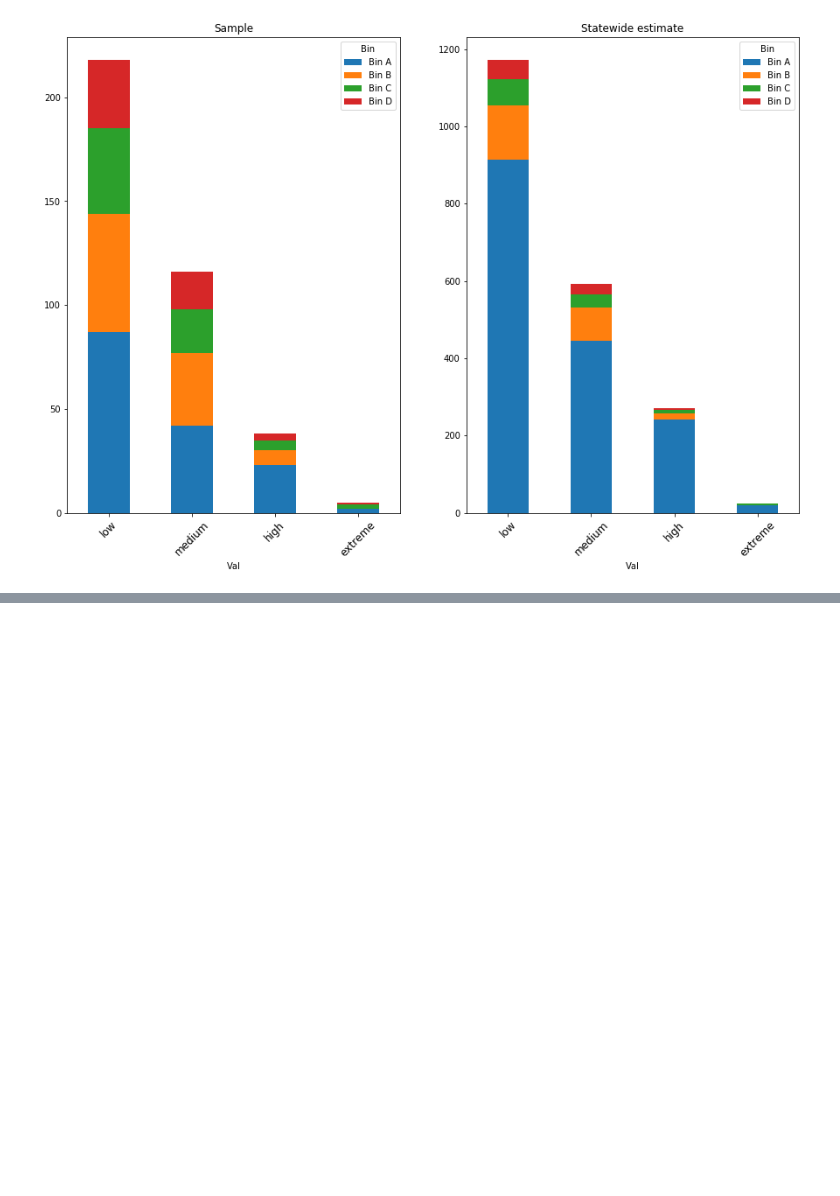
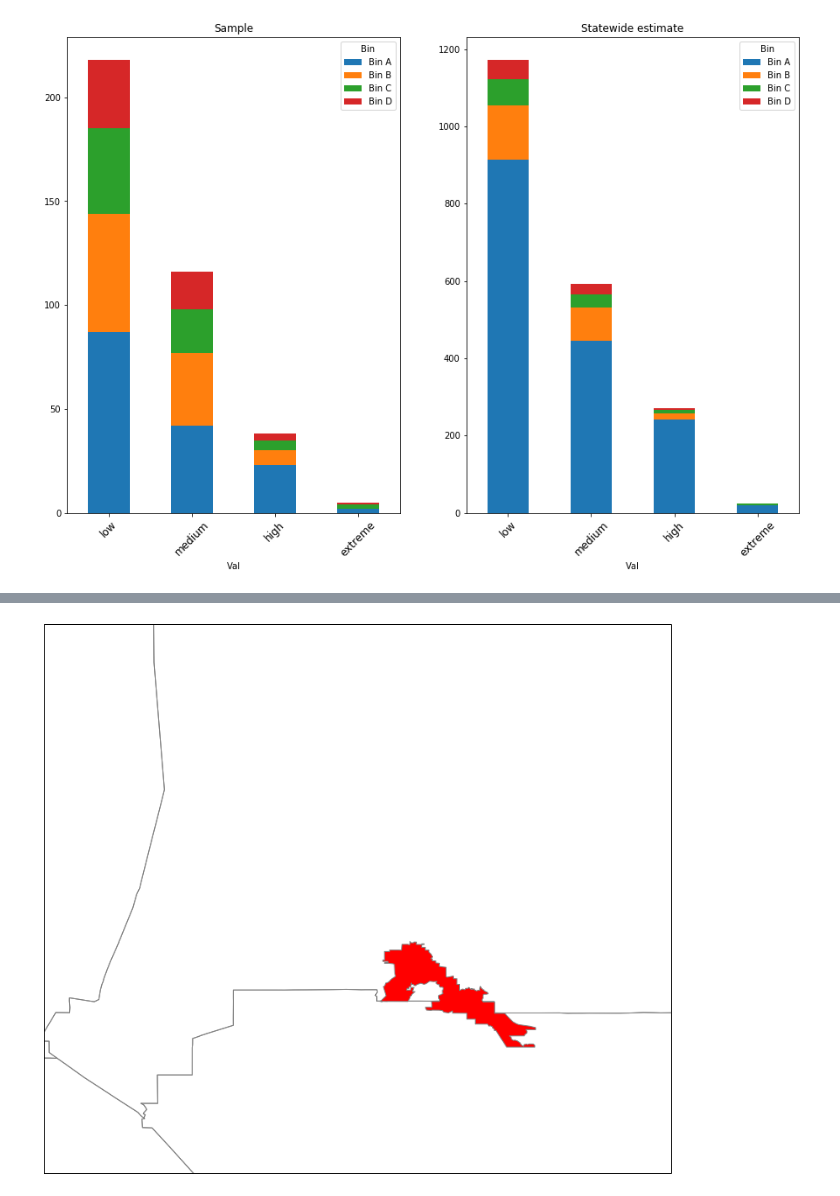
Before and after one commit to ScottCoffin/EconImpact, a Jupyter notebook: Python/Data Processing.ipynb, the cells around one changed output, grey strips where cells are left out. Cells and saved outputs as stored; diff of their text form; code cells hidden in the pictures; blank space fills up the shorter version.

```diff
--- a/Python/Data Processing.ipynb
+++ b/Python/Data Processing.ipynb
@@ -436,0 +494,20 @@ ax[1].set_xticklabels(['low','medium','high','extreme'],rotation=45,size=12)
+# %%
+zip_nums=zips[['Zip Code','Total number of delinquent residential accounts','More than $1000']].groupby('Zip Code').sum()
+ztot=zip_nums.sort_values('Total number of delinquent residential accounts',ascending=False).head(10)
+totlist=['{:}'.format(z) for z in list(ztot.index)]
+tot_shapes=[]
+for z in zlist:
+    zname=z.attributes['ZCTA5CE10']
+    if zname in totlist:
+        tot_shapes+=[z.geometry]
+TZIPS=cfeature.ShapelyFeature(tot_shapes,ccrs.PlateCarree())
+
+z1000=zip_nums.sort_values('More than $1000',ascending=False).head(11)
+z1000=z1000.tail(10)
+list1000=['{:}'.format(z) for z in list(z1000.index)]
+shapes_1000=[]
+for z in zlist:
+    zname=z.attributes['ZCTA5CE10']
+    if zname in list1000:
+        shapes_1000+=[z.geometry]
+ZIPS1000=cfeature.ShapelyFeature(shapes_1000,ccrs.PlateCarree())
@@ -436,0 +541,24 @@ ax[1].set_xticklabels(['low','medium','high','extreme'],rotation=45,size=12)
+# %%
+fig,ax=plt.subplots(figsize=(20,12))
+ax = plt.axes(projection=ccrs.PlateCarree())
+ax.add_feature(cfeature.STATES.with_scale('10m'))
+ax.add_feature(cfeature.OCEAN.with_scale('50m'))
+#ax.add_feature(cfeature.LAKES.with_scale('50m'))
+ax.add_feature(COUNTIES, facecolor='none', edgecolor='gray')
+
+#Total number of households
+ax.add_feature(TZIPS, facecolor='red', edgecolor='gray')
+#Full extent
+ax.set_extent([-124,-114.2,33,42])
+#zooming in, SoCal
+#ax.set_extent([-121,-117,33,35.5])
+#zooming in, LA
+#ax.set_extent([-118.5,-117.8,33.5,34.2])
+#Zooming in, norcal
+ax.set_extent([-122,-121,38,39])
+#zooming in, orcutt
+#ax.set_extent([-121,-120,34.4,35.3])
+#zooming in, colton
+ax.set_extent([-117.8,-117,33.8,34.5])
+# %% [output]
+[figure, added]
```
Also changed, not shown: parts of 9 cells of this notebook.
